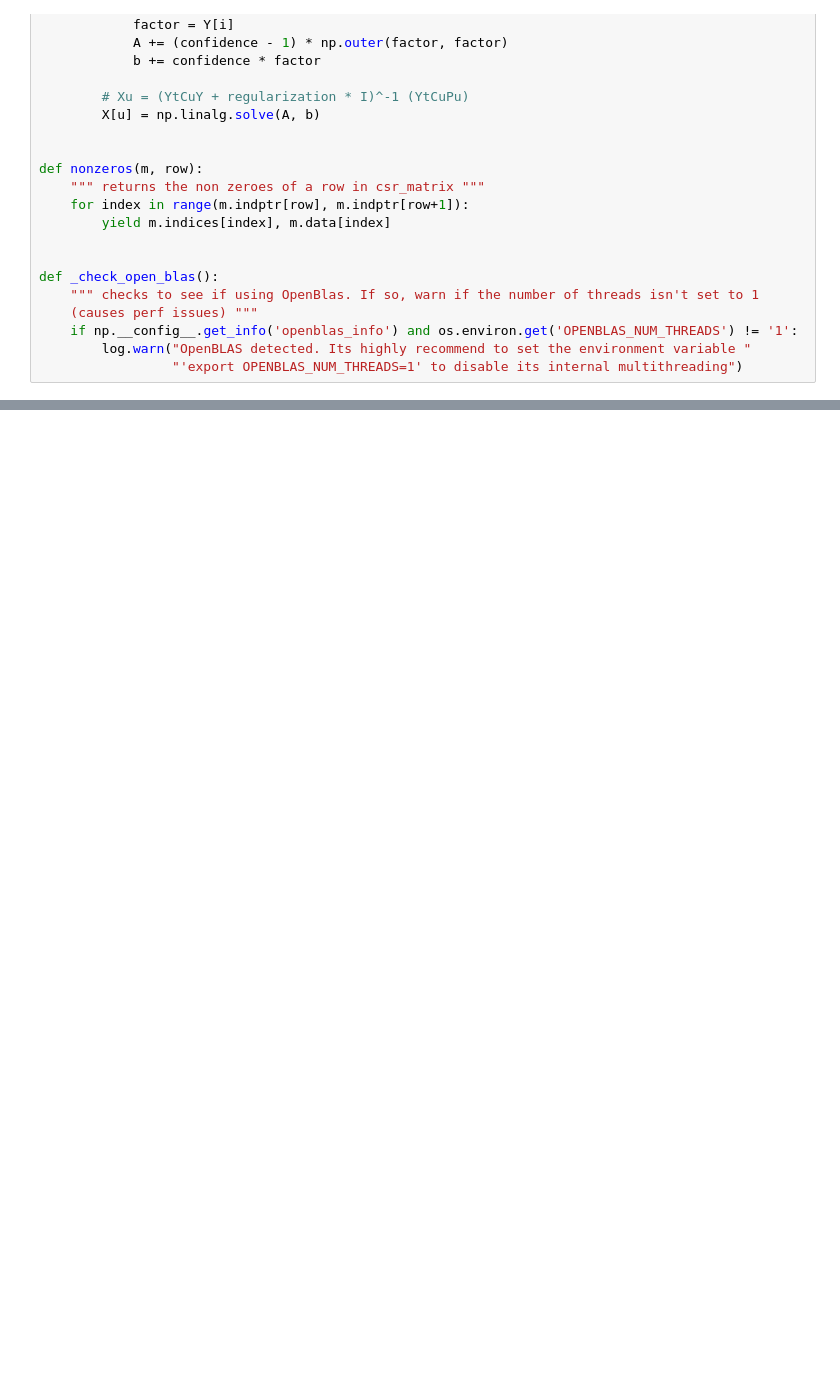
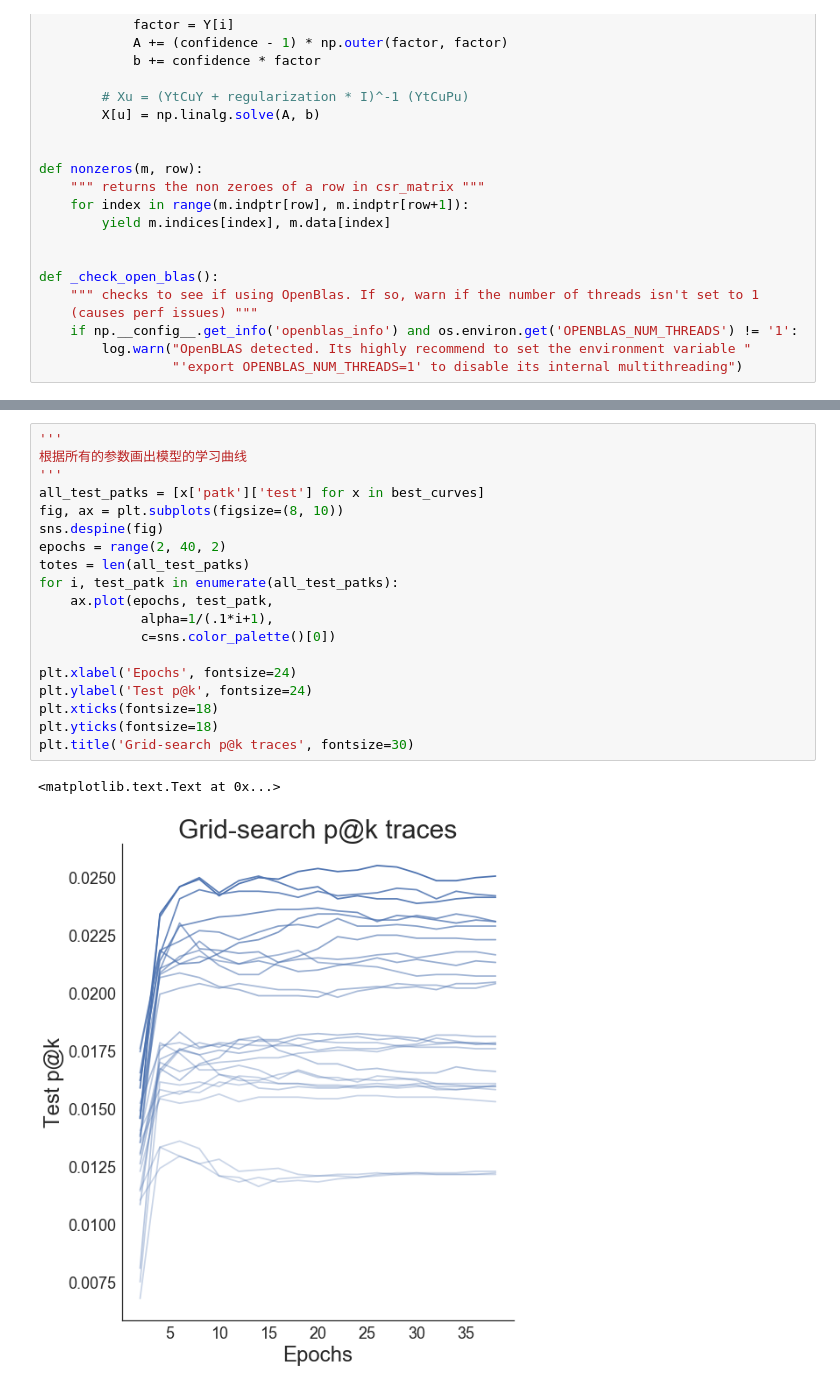
Before and after one commit to dwshmilyss/python-project-1, a Jupyter notebook: jupyter/recommend.ipynb, the cells around one changed output, grey strips where cells are left out. Cells and saved outputs as stored; diff of their text form; blank space fills up the shorter version.

```diff
--- a/jupyter/recommend.ipynb
+++ b/jupyter/recommend.ipynb
@@ -500,0 +529,22 @@ NameError: name 'curves' is not defined
+# %%
+'''
+根据所有的参数画出模型的学习曲线
+'''
+all_test_patks = [x['patk']['test'] for x in best_curves]
+fig, ax = plt.subplots(figsize=(8, 10))
+sns.despine(fig)
+epochs = range(2, 40, 2)
+totes = len(all_test_patks)
+for i, test_patk in enumerate(all_test_patks):
+    ax.plot(epochs, test_patk,
+             alpha=1/(.1*i+1),
+             c=sns.color_palette()[0])
+
+plt.xlabel('Epochs', fontsize=24)
+plt.ylabel('Test p@k', fontsize=24)
+plt.xticks(fontsize=18)
+plt.yticks(fontsize=18)
+plt.title('Grid-search p@k traces', fontsize=30)
+# %% [output]
+<matplotlib.text.Text at 0x...>
+[figure, added]
```
Also changed, not shown: parts of 7 cells of this notebook, 3 other files.
